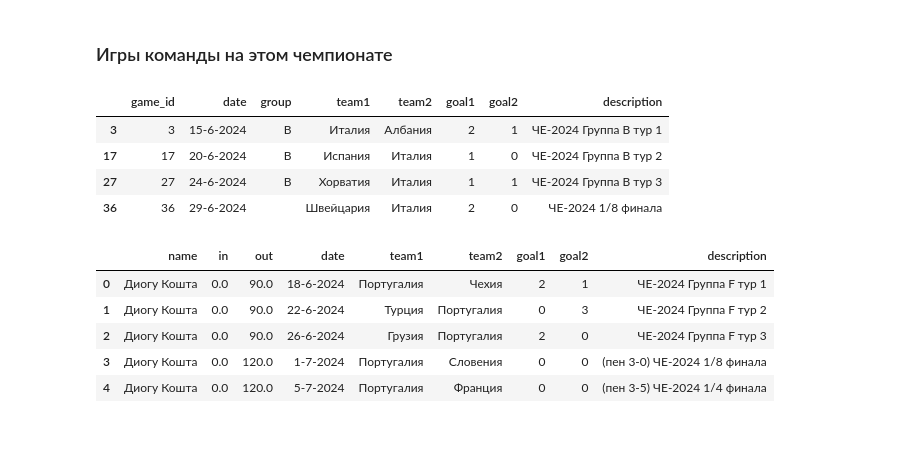
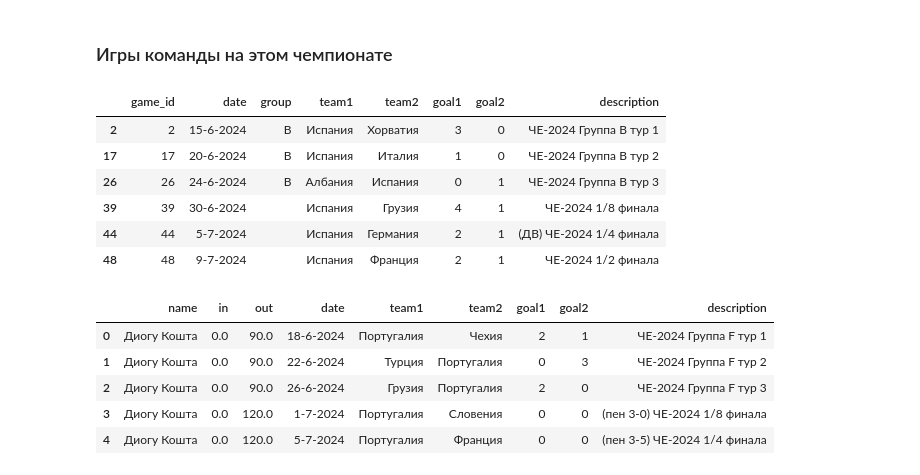
Before and after one commit to elp87/Euro-2024, a Jupyter notebook: euro.ipynb, the cells around one changed output. Cells and saved outputs as stored; diff of their text form; code cells hidden in the pictures; blank space fills up the shorter version.

```diff
--- a/euro.ipynb
+++ b/euro.ipynb
@@ -313,15 +313,17 @@ get_lineup('Франция')
 # %% [markdown]
 ### Игры команды на этом чемпионате
 # %%
-tteam = 'Италия'
+tteam = 'Испания'
 (pd.concat([games_df[games_df['team1'] == tteam], games_df[games_df['team2'] == tteam]], axis=0)
     .sort_index())
 # %% [output]
 |  | game_id | date | group | team1 | team2 | goal1 | goal2 | description |
-| 3 | 3 | 15-6-2024 | B | Италия | Албания | 2 | 1 | ЧЕ-2024 Группа B тур 1 |
+| 2 | 2 | 15-6-2024 | B | Испания | Хорватия | 3 | 0 | ЧЕ-2024 Группа B тур 1 |
 | 17 | 17 | 20-6-2024 | B | Испания | Италия | 1 | 0 | ЧЕ-2024 Группа B тур 2 |
-| 27 | 27 | 24-6-2024 | B | Хорватия | Италия | 1 | 1 | ЧЕ-2024 Группа B тур 3 |
-| 36 | 36 | 29-6-2024 |  | Швейцария | Италия | 2 | 0 | ЧЕ-2024 1/8 финала |
+| 26 | 26 | 24-6-2024 | B | Албания | Испания | 0 | 1 | ЧЕ-2024 Группа B тур 3 |
+| 39 | 39 | 30-6-2024 |  | Испания | Грузия | 4 | 1 | ЧЕ-2024 1/8 финала |
+| 44 | 44 | 5-7-2024 |  | Испания | Германия | 2 | 1 | (ДВ) ЧЕ-2024 1/4 финала |
+| 48 | 48 | 9-7-2024 |  | Испания | Франция | 2 | 1 | ЧЕ-2024 1/2 финала |
 # %%
 pers = 'Диогу Кошта'
 lineups_df[lineups_df['name'] == pers].merge(games_df, on='game_id')[['name', 'in', 'out', 'date', 'team1', 'team2', 'goal1', 'goal2', 'description']]
```
Also changed, not shown: parts of 9 cells of this notebook, 3 other files.
